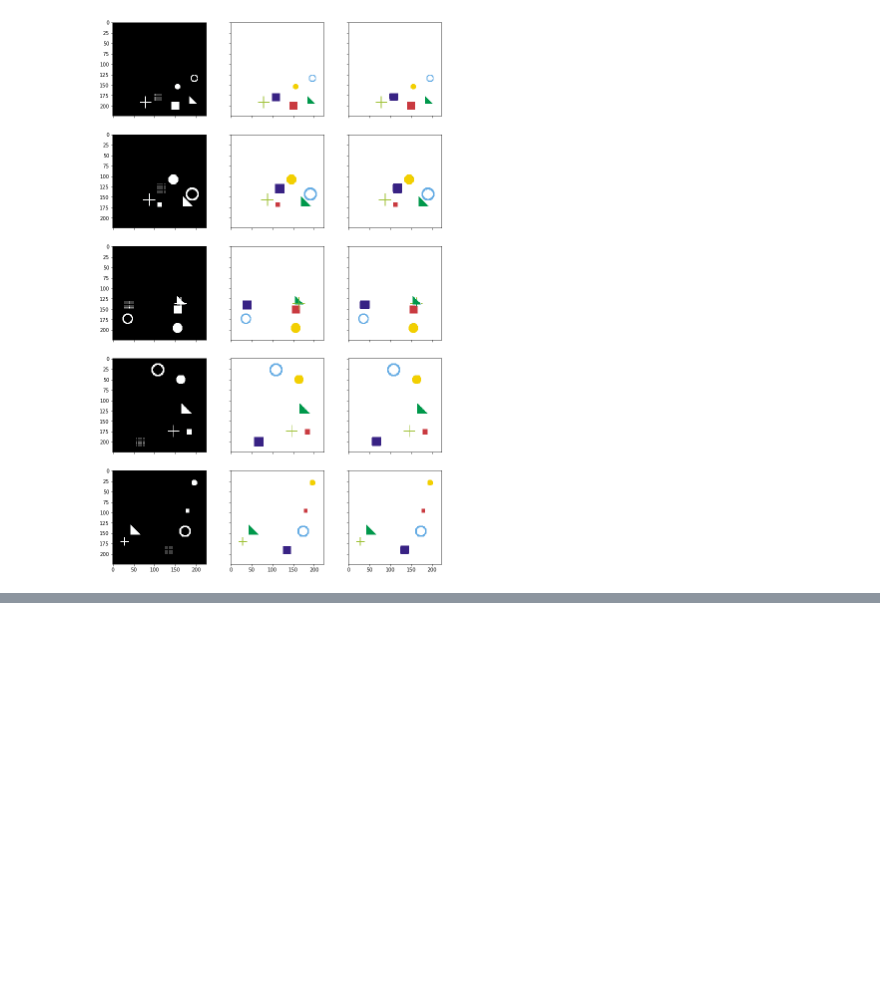
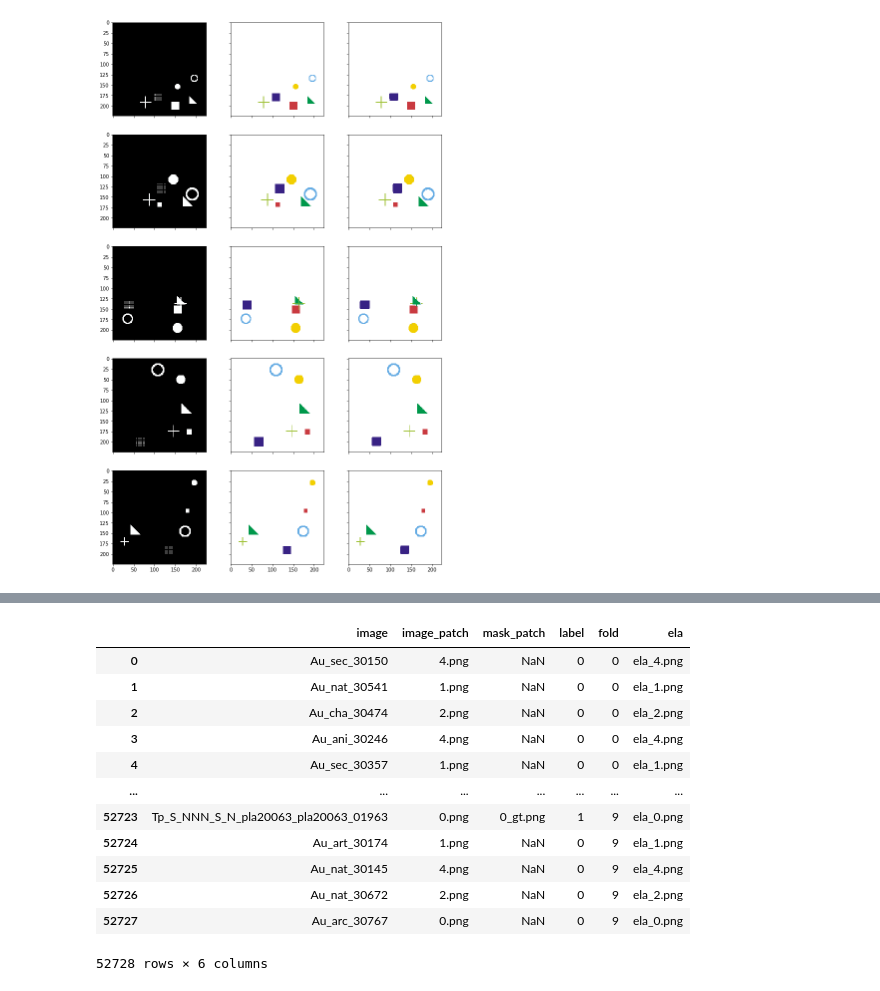
Before and after one commit to sowmen/imanip_main, a Jupyter notebook: scratchpad.ipynb, the cells around one changed output, grey strips where cells are left out. Cells and saved outputs as stored; diff of their text form; code cells hidden in the pictures; blank space fills up the shorter version.

```diff
--- a/scratchpad.ipynb
+++ b/scratchpad.ipynb
@@ -957,8 +963,3 @@ helper.plot_side_by_side([input_images_rgb, target_masks_rgb, pred_rgb])
 # %% [output]
 (5, 6, 224, 224)
 [figure]
-# %%
-from segmentation.srm_kernel import *
-
-x = setup_srm_weights()
-y = setup_srm_layer()
@@ -1002,0 +1054,16 @@ torch.Size([1, 1])
+# %%
+df
+# %% [output]
+|  | image | image_patch | mask_patch | label | fold | ela |
+| 0 | Au_sec_30150 | 4.png | NaN | 0 | 0 | ela_4.png |
+| 1 | Au_nat_30541 | 1.png | NaN | 0 | 0 | ela_1.png |
+| 2 | Au_cha_30474 | 2.png | NaN | 0 | 0 | ela_2.png |
+| 3 | Au_ani_30246 | 4.png | NaN | 0 | 0 | ela_4.png |
+| 4 | Au_sec_30357 | 1.png | NaN | 0 | 0 | ela_1.png |
+| ... | ... | ... | ... | ... | ... | ... |
+| 52723 | Tp_S_NNN_S_N_pla20063_pla20063_01963 | 0.png | 0_gt.png | 1 | 9 | ela_0.png |
+| 52724 | Au_art_30174 | 1.png | NaN | 0 | 9 | ela_1.png |
+| 52725 | Au_nat_30145 | 4.png | NaN | 0 | 9 | ela_4.png |
+| 52726 | Au_nat_30672 | 2.png | NaN | 0 | 9 | ela_2.png |
+| 52727 | Au_arc_30767 | 0.png | NaN | 0 | 9 | ela_0.png |
+52728 rows × 6 columns
```
Also changed, not shown: parts of 13 cells of this notebook, 7 other files.
